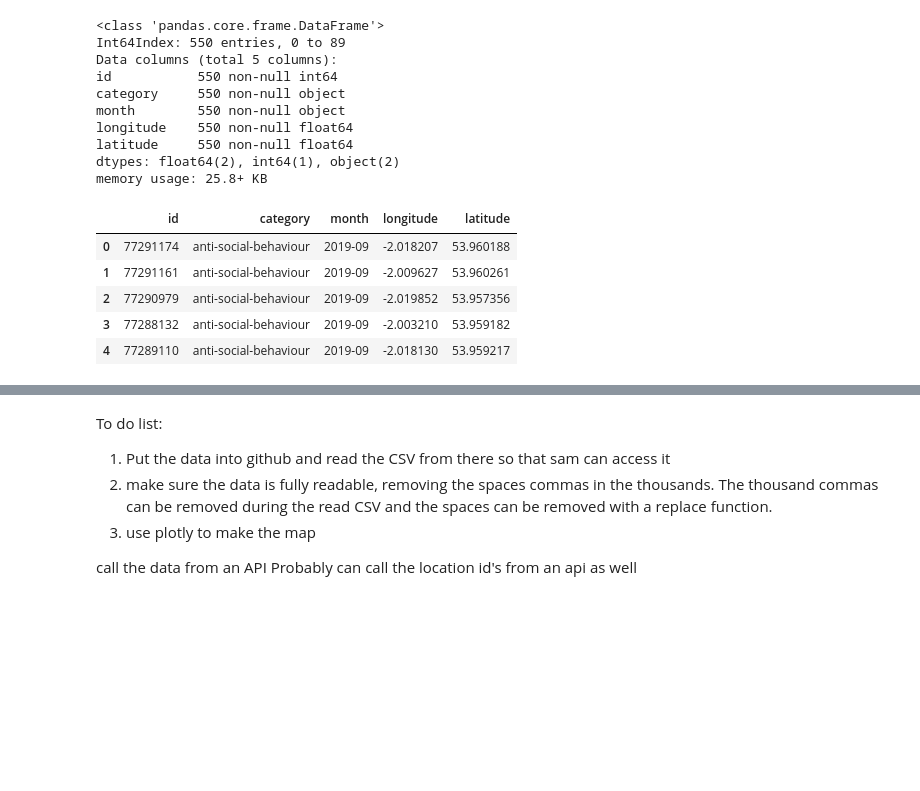
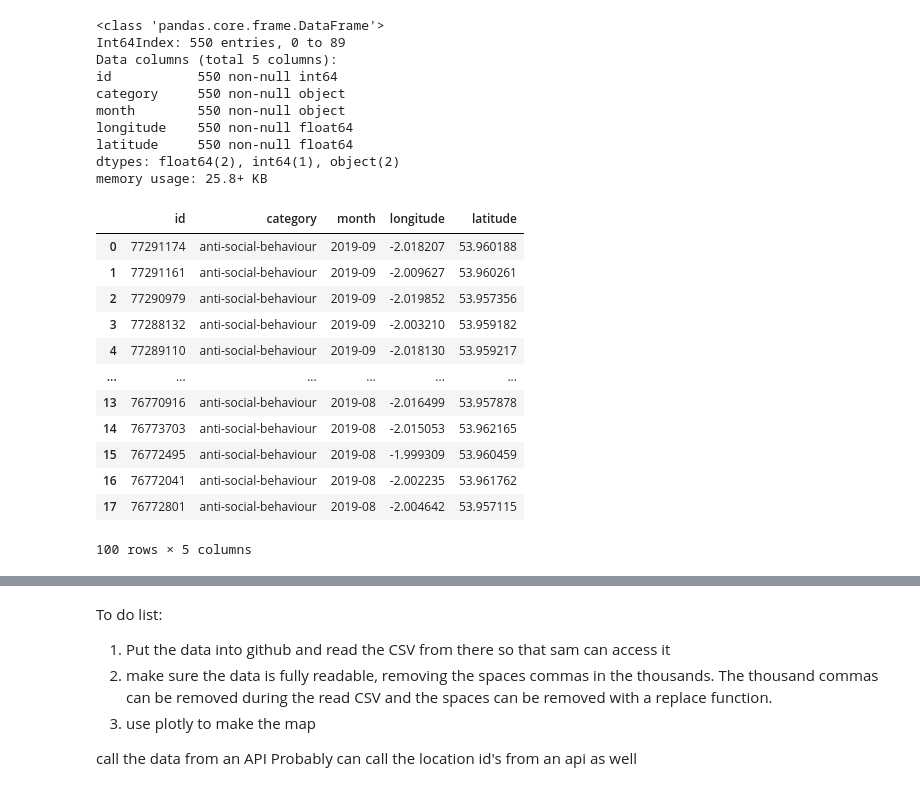
Before and after one commit to EnglishDevil/dbpractice, a Jupyter notebook: Police API crime map.ipynb, the cells around one changed output, grey strips where cells are left out. Drawn from its saved outputs; the diff is of its cells as text; code cells hidden in the pictures; blank space fills up the shorter version.

```diff
--- a/Police API crime map.ipynb
+++ b/Police API crime map.ipynb
@@ -16,33 +16,40 @@ df = pd.DataFrame()
 for i, call in enumerate(calls):
     # Create the new DataFrame from the data you got
     df_new = pd.read_json(call, orient='records')
     # Merge it with the current data frame
     df = pd.concat([df, df_new])
 #decrompess the nested data and add it to the table
 df["latitude"] = df.latitude = pd.DataFrame(df.location.values.tolist())['latitude'].astype(float)
 df["longitude"] = df.longitude = pd.DataFrame(df.location.values.tolist())['longitude'].astype(float)
 #df = df.groupby(['month','id','category'])['location'].apply(','.join).reset_index()
 
 #make it look pretty with less superfluous crap
 craven = df[['id', 'category', 'month', 'longitude', 'latitude']]
 craven.info()
-craven.head()
+craven.head(100)
 # %% [output]
 <class 'pandas.core.frame.DataFrame'>
 Int64Index: 550 entries, 0 to 89
 Data columns (total 5 columns):
 id           550 non-null int64
 category     550 non-null object
 month        550 non-null object
 longitude    550 non-null float64
 latitude     550 non-null float64
 dtypes: float64(2), int64(1), object(2)
 memory usage: 25.8+ KB
 |  | id | category | month | longitude | latitude |
 | 0 | 77291174 | anti-social-behaviour | 2019-09 | -2.018207 | 53.960188 |
 | 1 | 77291161 | anti-social-behaviour | 2019-09 | -2.009627 | 53.960261 |
 | 2 | 77290979 | anti-social-behaviour | 2019-09 | -2.019852 | 53.957356 |
 | 3 | 77288132 | anti-social-behaviour | 2019-09 | -2.003210 | 53.959182 |
 | 4 | 77289110 | anti-social-behaviour | 2019-09 | -2.018130 | 53.959217 |
+| ... | ... | ... | ... | ... | ... |
+| 13 | 76770916 | anti-social-behaviour | 2019-08 | -2.016499 | 53.957878 |
+| 14 | 76773703 | anti-social-behaviour | 2019-08 | -2.015053 | 53.962165 |
+| 15 | 76772495 | anti-social-behaviour | 2019-08 | -1.999309 | 53.960459 |
+| 16 | 76772041 | anti-social-behaviour | 2019-08 | -2.002235 | 53.961762 |
+| 17 | 76772801 | anti-social-behaviour | 2019-08 | -2.004642 | 53.957115 |
+100 rows × 5 columns
 # %%
 import plotly.express as px
```
Also changed, not shown: parts of 4 cells of this notebook.
